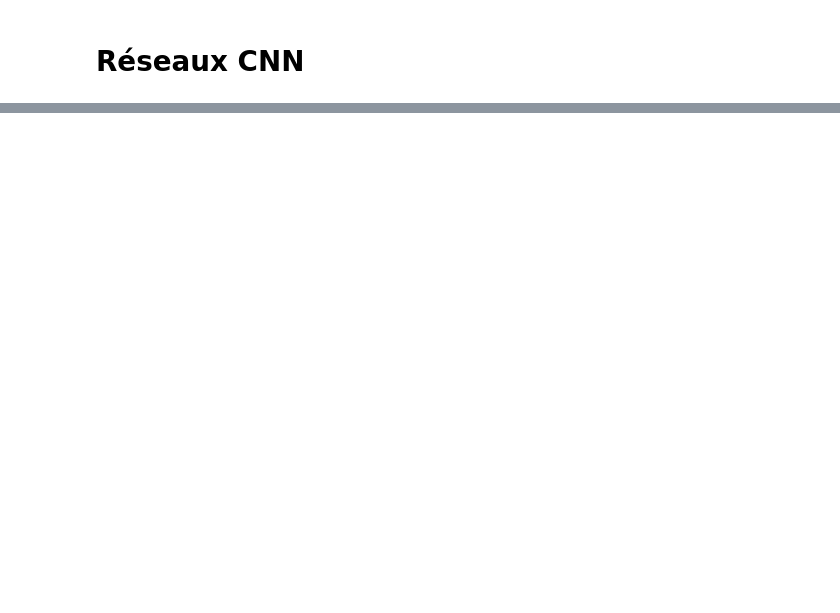
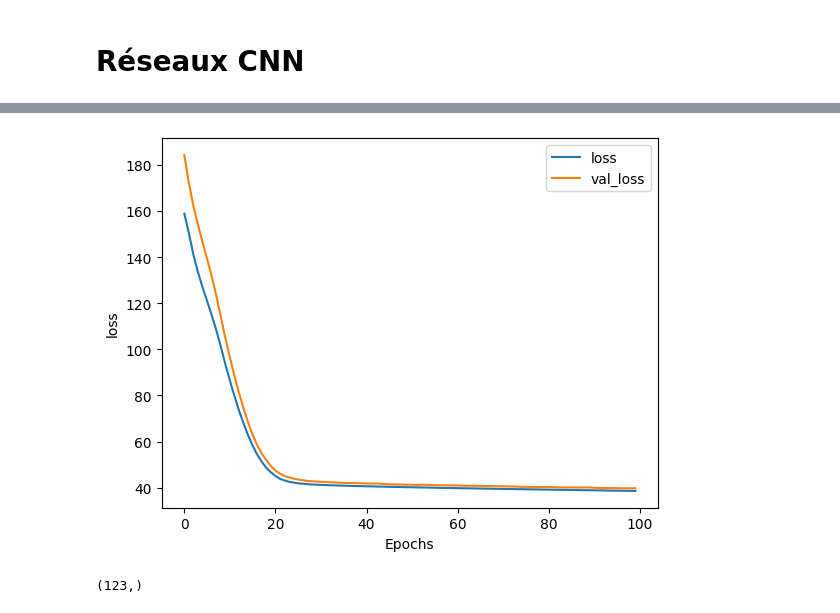
Before and after one commit to The237/DeepLearningCourses, a Jupyter notebook: 08_TimeSeries.ipynb, the cells around one changed output, grey strips where cells are left out. Saved outputs shown, nothing was run; the diff lists cells and outputs as text; code cells hidden in the pictures; blank space fills up the shorter version.

Commit message:
CNN Time Series

```diff
--- a/08_TimeSeries.ipynb
+++ b/08_TimeSeries.ipynb
@@ -391,0 +383,36 @@ mse : 2.65116402961586
+# %%
+def windowed_dataset(series, window_size, batch_size):
+  series = series.reshape(-1,1)
+  dataset = tf.data.Dataset.from_tensor_slices(series)
+  dataset = dataset.window(window_size, shift=1, drop_remainder=True)
+  dataset = dataset.flat_map(lambda window : window.batch(window_size))
+  dataset = dataset.map(lambda window : (window[:-1], window[-1]))
+
+  # on récupère les données en lot
+  # on mélange les données de manière aléatoire
+  dataset = dataset.shuffle(buffer_size = len(series))
+  dataset = dataset.batch(batch_size).prefetch(1)
+
+  return dataset
+# %%
+# 25 car on veut utiliser 24 valeurs précédentes pour prédire la valeur suivante
+# exp : usage de juil 2021 à juil 2023 pour prédire Aout 2023
+window_size = 25
+batch_size = 32
+
+dataset = windowed_dataset(x_train, window_size, batch_size)
+test_dataset = windowed_dataset(x_test, window_size, batch_size)
+
+# on obtient des lots de données de shape 32 éléments de 24 points précédents de données
+# (2 années) et 32 éléments en sortie correspondants à la prochaine température prédite
+# %%
+model = tf.keras.models.Sequential(
+    [
+        tf.keras.layers.Conv1D(filters = 128, kernel_size = 3,
+                               padding = 'causal', input_shape=[None,1],
+                               activation = "relu"),
+        tf.keras.layers.Dense(28, activation = "relu"),
+        tf.keras.layers.Dense(10, activation = "relu"),
+        tf.keras.layers.Dense(1),
+    ]
+)
@@ -391,0 +439,4 @@ mse : 2.65116402961586
+# %%
+model.compile(loss="mse",optimizer=tf.keras.optimizers.SGD(learning_rate = 1e-6, momentum = .9))
+
+h = model.fit(dataset, epochs=100, validation_data=test_dataset)
@@ -391,0 +461,4 @@ mse : 2.65116402961586
+# %%
+plot_graphs(h, "loss")
+# %% [output]
+[figure, added]
@@ -391,0 +474,4 @@ mse : 2.65116402961586
+# %%
+series[507-24:-1].shape
+# %% [output]
+(123,)
```
Also changed, not shown: parts of 21 cells of this notebook.
